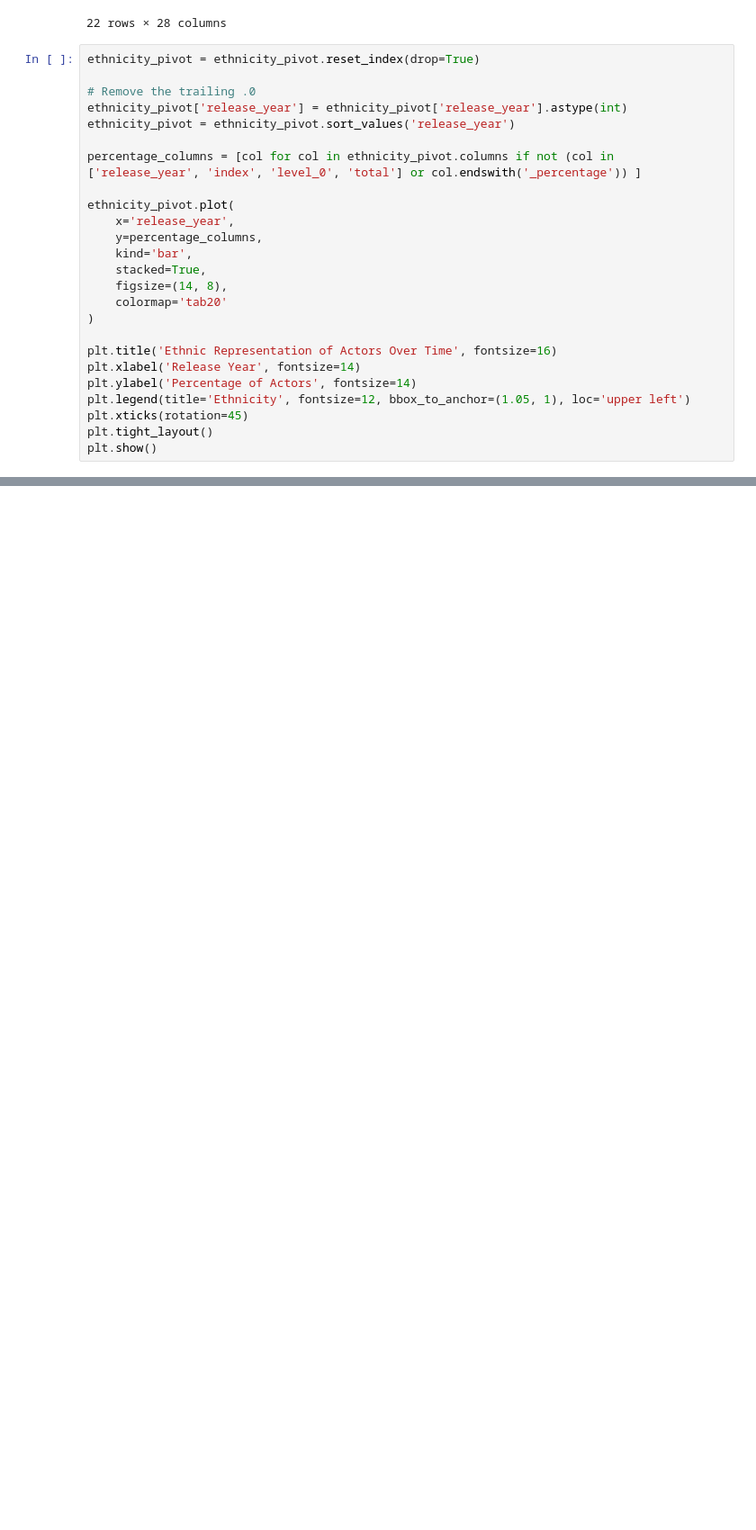
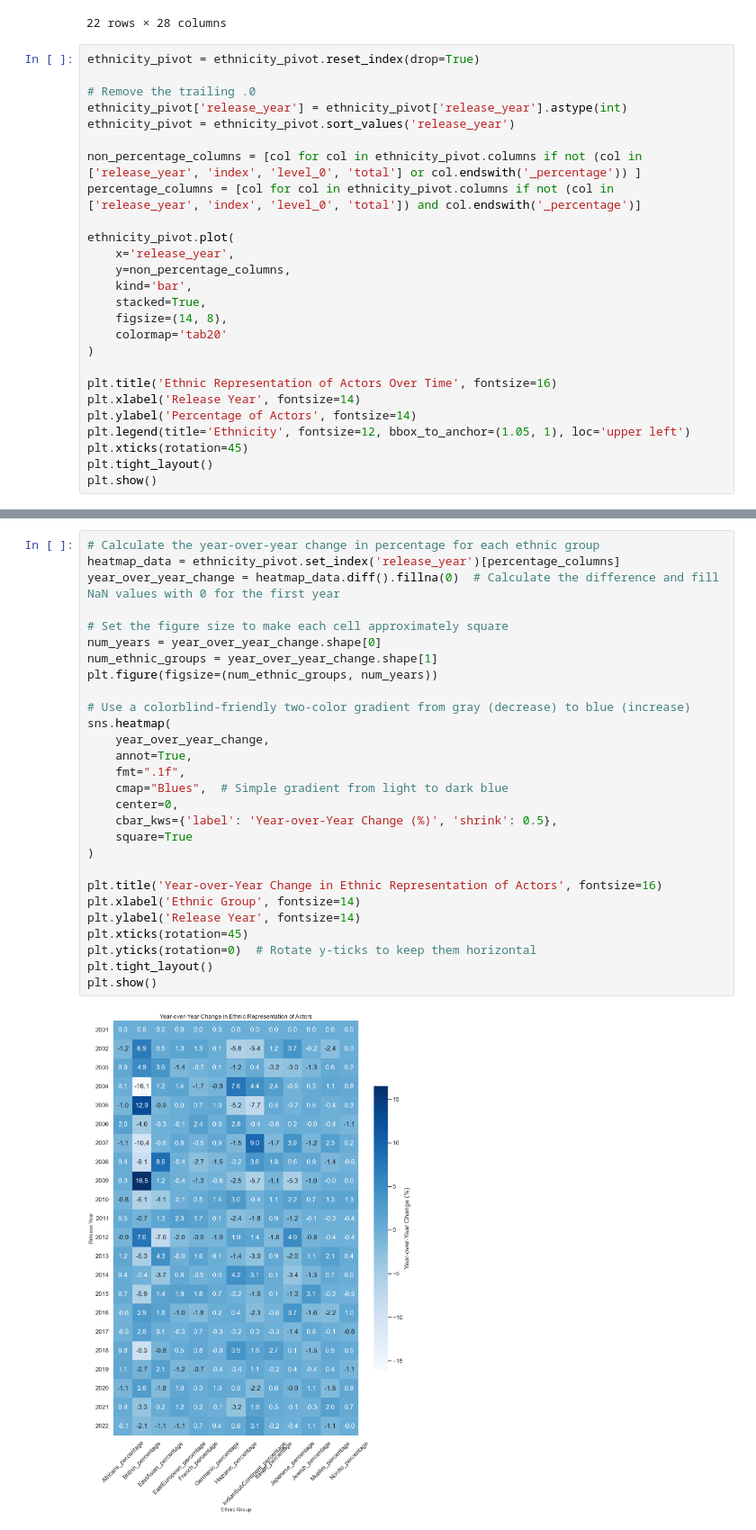
Before and after one commit to cparthiv/RHS-TSA-Data-Science-Qualifier-2024, a Jupyter notebook: main.ipynb, the cells around one changed output, grey strips where cells are left out. Shown at 90% size. Drawn from its saved outputs; the diff is of its cells as text; blank space fills up the shorter version.

Commit message:
final graphs
Signed-off-by: cparthiv <pmothipati@gmail.com>

```diff
--- a/main.ipynb
+++ b/main.ipynb
@@ -636,11 +636,12 @@ ethnicity_pivot = ethnicity_pivot.reset_index(drop=True)
 ethnicity_pivot['release_year'] = ethnicity_pivot['release_year'].astype(int)
 ethnicity_pivot = ethnicity_pivot.sort_values('release_year')
 
-percentage_columns = [col for col in ethnicity_pivot.columns if not (col in ['release_year', 'index', 'level_0', 'total'] or col.endswith('_percentage')) ]
+non_percentage_columns = [col for col in ethnicity_pivot.columns if not (col in ['release_year', 'index', 'level_0', 'total'] or col.endswith('_percentage')) ]
+percentage_columns = [col for col in ethnicity_pivot.columns if not (col in ['release_year', 'index', 'level_0', 'total']) and col.endswith('_percentage')]
 
 ethnicity_pivot.plot(
     x='release_year',
-    y=percentage_columns,
+    y=non_percentage_columns,
     kind='bar',
     stacked=True,
     figsize=(14, 8),
@@ -656,3 +657,33 @@ plt.tight_layout()
 plt.show()
 # %% [output]
 [figure]
+# %%
+# Calculate the year-over-year change in percentage for each ethnic group
+heatmap_data = ethnicity_pivot.set_index('release_year')[percentage_columns]
+year_over_year_change = heatmap_data.diff().fillna(0)  # Calculate the difference and fill NaN values with 0 for the first year
+
+# Set the figure size to make each cell approximately square
+num_years = year_over_year_change.shape[0]
+num_ethnic_groups = year_over_year_change.shape[1]
+plt.figure(figsize=(num_ethnic_groups, num_years))
+
+# Use a colorblind-friendly two-color gradient from gray (decrease) to blue (increase)
+sns.heatmap(
+    year_over_year_change,
+    annot=True,
+    fmt=".1f",
+    cmap="Blues",  # Simple gradient from light to dark blue
+    center=0,
+    cbar_kws={'label': 'Year-over-Year Change (%)', 'shrink': 0.5},
+    square=True
+)
+
+plt.title('Year-over-Year Change in Ethnic Representation of Actors', fontsize=16)
+plt.xlabel('Ethnic Group', fontsize=14)
+plt.ylabel('Release Year', fontsize=14)
+plt.xticks(rotation=45)
+plt.yticks(rotation=0)  # Rotate y-ticks to keep them horizontal
+plt.tight_layout()
+plt.show()
+# %% [output]
+[figure, added]
```
Also changed, not shown: parts of 3 cells of this notebook.
